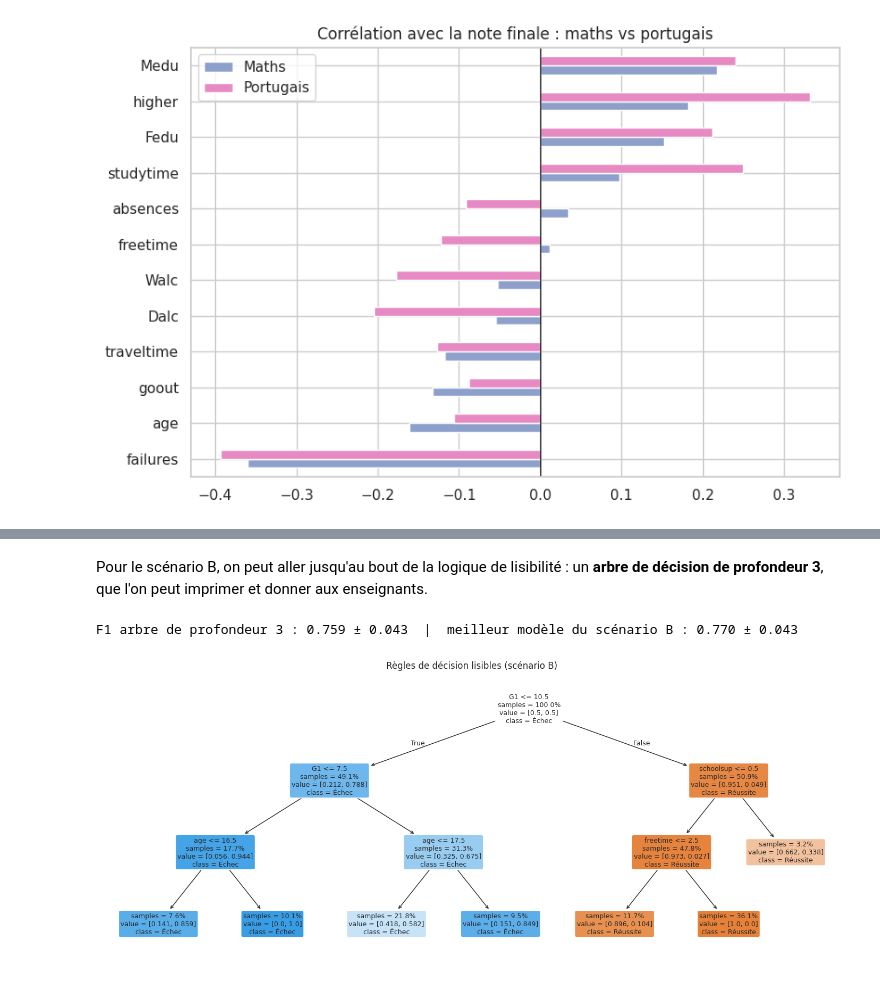
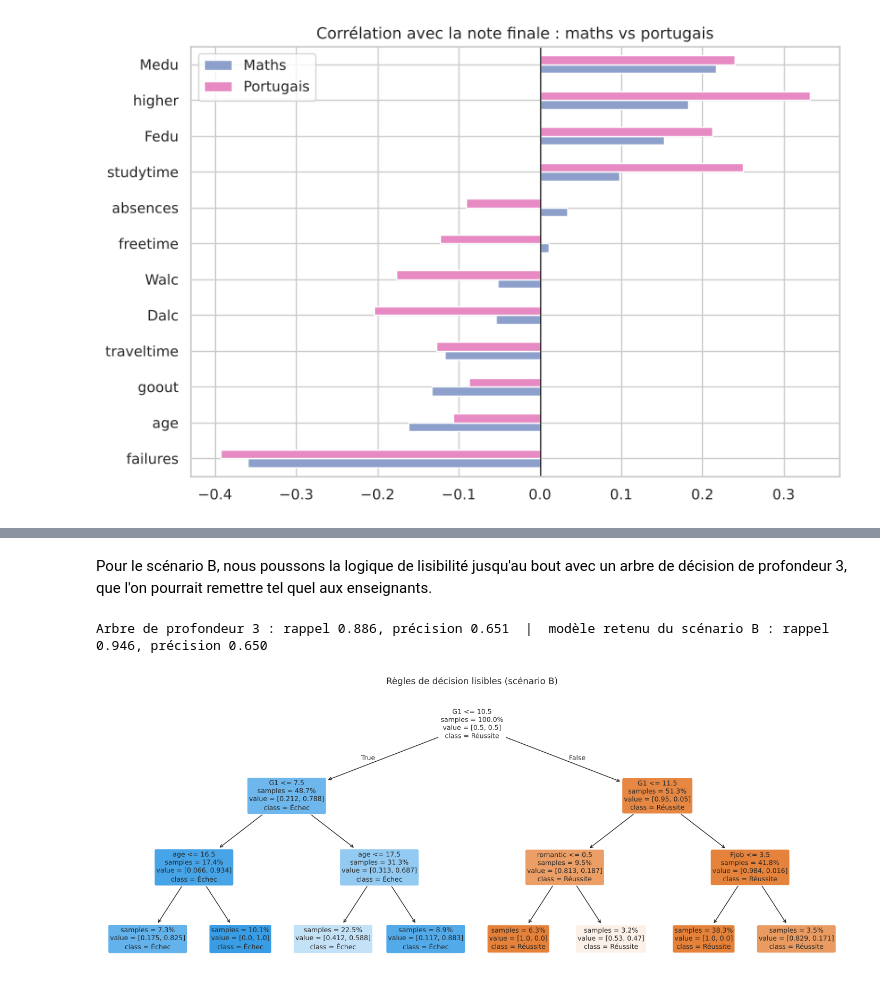
Before and after one commit to celinebuob64/project-ml, a Jupyter notebook: projet_ml_reussite_scolaire.ipynb, the cells around one changed output, grey strips where cells are left out. Drawn from its saved outputs; the diff is of its cells as text; code cells hidden in the pictures.

```diff
--- a/projet_ml_reussite_scolaire.ipynb
+++ b/projet_ml_reussite_scolaire.ipynb
@@ -750,11 +823,12 @@ eq.round(2)
 # %%
-sensibles = ["sex", "address"] + [c for c in profil if c.startswith(("Mjob", "Fjob"))]
+sensibles = ["sex", "address", "Mjob", "Fjob"]
 profil_neutre = [c for c in profil if c not in sensibles]
 res_eq = []
 for scen, m, extra in [("A (rentrée)", modele_A, []), ("B (+G1)", modele_B, ["G1"])]:
     for nom, cols in [("toutes les variables", profil + extra), ("sans variables sensibles", profil_neutre + extra)]:
-        f, sd = cv_score(m, X_tr[cols], y_tr)
-        res_eq.append({"Scénario": scen, "Variables": nom, "F1": f, "±": sd})
+        r = tirages(m, X_tr[cols], y_tr)
+        res_eq.append({"Scénario": scen, "Variables": nom, "rappel": r[:, 0].mean(), "± rappel": r[:, 0].std(),
+                       "précision": r[:, 1].mean(), "± précision": r[:, 1].std()})
 print("Variables retirées :", sensibles)
 pd.DataFrame(res_eq).round(3)
 # %% [output]
@@ -801,16 +875,24 @@ Chaque variable du profil correspond à une question posée à l'élève ou à s
 # %%
-C_A = modele_A.get_params().get("clf__C", 1.0) if hasattr(modele_A, "named_steps") else 0.1
 ks, par = [2, 3, 5, 8, 12, 20, len(profil)], []
 for k in ks:
-    p = Pipeline([("sc", StandardScaler()), ("k", SelectKBest(f_classif, k=k)),
-                  ("clf", LogisticRegression(C=C_A, class_weight="balanced", max_iter=2000))])
-    f, fs = cv_score(p, X_tr[profil], y_tr); a, as_ = cv_score(p, X_tr[profil], y_tr, "roc_auc")
-    par.append({"k": k, "F1": f, "F1_sd": fs, "AUC": a, "AUC_sd": as_})
+    scores = []
+    for i in range(20):  # 20 tirages, comme en section 5.3
+        Xa, Xv, ya, yv = train_test_split(X_tr[profil], y_tr, test_size=0.25, random_state=i)
+        # sur la partie apprentissage seulement : une Random Forest classe les variables, on garde les k premières
+        rf_k = RandomForestClassifier(100, random_state=SEED, n_jobs=-1).fit(Xa, ya)
+        garde = pd.Series(rf_k.feature_importances_, index=profil).sort_values(ascending=False).index[:k]
+        p = nouveau(modele_A).fit(Xa[garde], ya).predict(Xv[garde])
+        scores.append((recall_score(yv, p), precision_score(yv, p, zero_division=0)))
+    scores = np.array(scores)
+    par.append({"k": k, "rappel": scores[:, 0].mean(), "rappel_sd": scores[:, 0].std(),
+                "précision": scores[:, 1].mean(), "précision_sd": scores[:, 1].std()})
 par = pd.DataFrame(par)
 plt.figure(figsize=(9, 4.5))
-for met in ["F1", "AUC"]:
+for met in ["rappel", "précision"]:
     plt.errorbar(par.k, par[met], yerr=par[met + "_sd"], marker="o", capsize=4, label=met)
 plt.xlabel("nombre de variables conservées (k)"); plt.title("Scénario A : performance selon le nombre de variables"); plt.legend(); plt.show()
-sel = SelectKBest(f_classif, k=5).fit(X_tr[profil], y_tr)
-print("Les 5 variables retenues :", list(np.array(profil)[sel.get_support()]))
+rf_sel = RandomForestClassifier(100, random_state=SEED, n_jobs=-1).fit(X_tr[profil], y_tr)
+top5 = pd.Series(rf_sel.feature_importances_, index=profil).sort_values(ascending=False).head(5)
+print("Les 5 variables les plus importantes :", list(top5.index))
+par.round(3)
 # %% [output]
@@ -819,14 +909,17 @@ Les 5 variables retenues : [np.str_('age'), np.str_('failures'), np.str_('higher
 # %% [markdown]
-Pour le scénario B, on peut aller jusqu'au bout de la logique de lisibilité : un **arbre de décision de profondeur 3**, que l'on peut imprimer et donner aux enseignants.
+Pour le scénario B, nous poussons la logique de lisibilité jusqu'au bout avec un arbre de décision de profondeur 3, que l'on pourrait remettre tel quel aux enseignants.
 # %%
+cols_B = SCENARIOS["B (+G1)"]
 arbre = DecisionTreeClassifier(max_depth=3, min_samples_leaf=10, class_weight="balanced", random_state=SEED)
-f, fs = cv_score(arbre, X_tr[SCENARIOS["B (+G1)"]], y_tr)
-fm, fms = cv_score(modele_B, X_tr[SCENARIOS["B (+G1)"]], y_tr)
-print(f"F1 arbre de profondeur 3 : {f:.3f} ± {fs:.3f}  |  meilleur modèle du scénario B : {fm:.3f} ± {fms:.3f}")
-arbre.fit(X_tr[SCENARIOS["B (+G1)"]], y_tr)
+ra = tirages(arbre, X_tr[cols_B], y_tr).mean(axis=0); rb = tirages(modele_B, X_tr[cols_B], y_tr).mean(axis=0)
+print(f"Arbre de profondeur 3 : rappel {ra[0]:.3f}, précision {ra[1]:.3f}  |  "
+      f"modèle retenu du scénario B : rappel {rb[0]:.3f}, précision {rb[1]:.3f}")
+# pour la lisibilité, on affiche l'arbre entraîné sur les valeurs d'origine (notes sur 20, âges…) :
+# la mise à l'échelle ne change pas les découpages d'un arbre, seulement les nombres affichés
+arbre.fit(X_brut.loc[X_tr.index, cols_B], y_tr)
 plt.figure(figsize=(18, 7))
-plot_tree(arbre, feature_names=SCENARIOS["B (+G1)"], class_names=["Réussite", "Échec"], filled=True, rounded=True, fontsize=9, impurity=False, proportion=True)
+plot_tree(arbre, feature_names=cols_B, class_names=["Réussite", "Échec"], filled=True, rounded=True, fontsize=9, impurity=False, proportion=True)
 plt.title("Règles de décision lisibles (scénario B)"); plt.show()
 # %% [output]
-F1 arbre de profondeur 3 : 0.759 ± 0.043  |  meilleur modèle du scénario B : 0.770 ± 0.043
+Arbre de profondeur 3 : rappel 0.886, précision 0.651  |  modèle retenu du scénario B : rappel 0.946, précision 0.650
-[figure, old version]
+[figure, new version]
```
Also changed, not shown: parts of 98 cells of this notebook, 1 other file.
